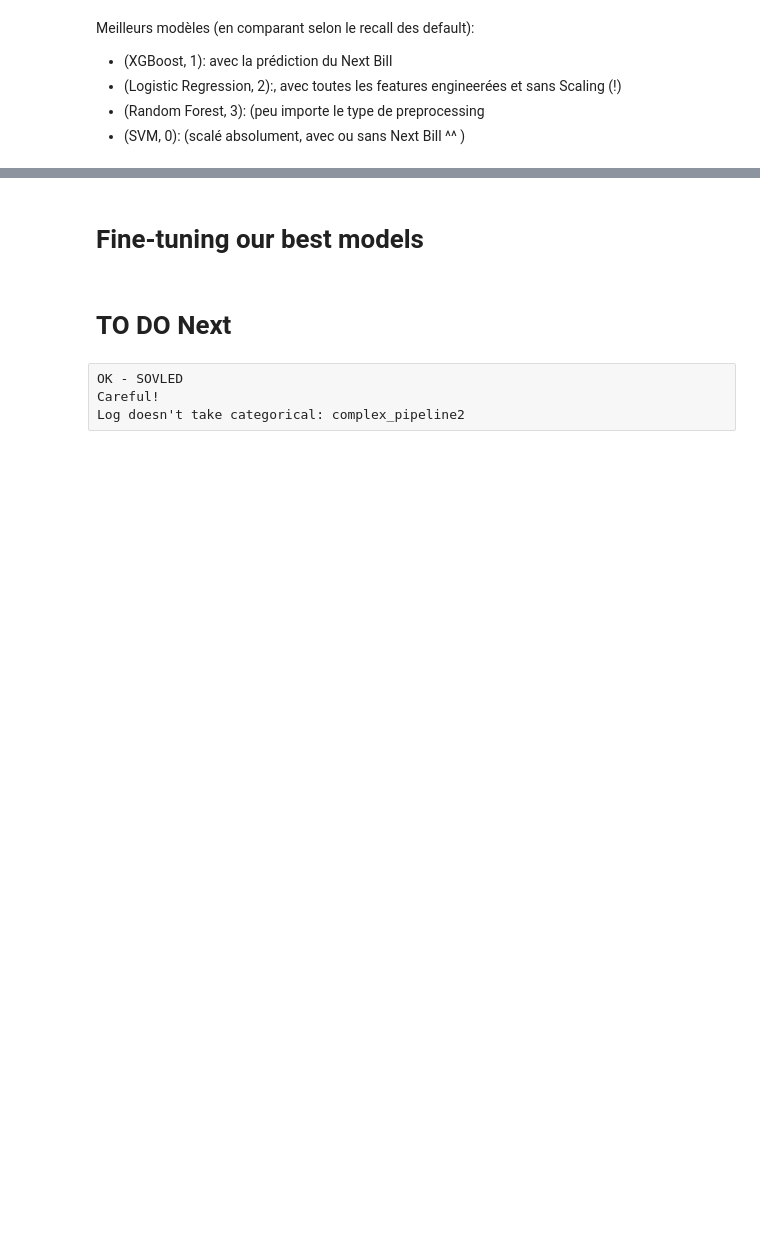
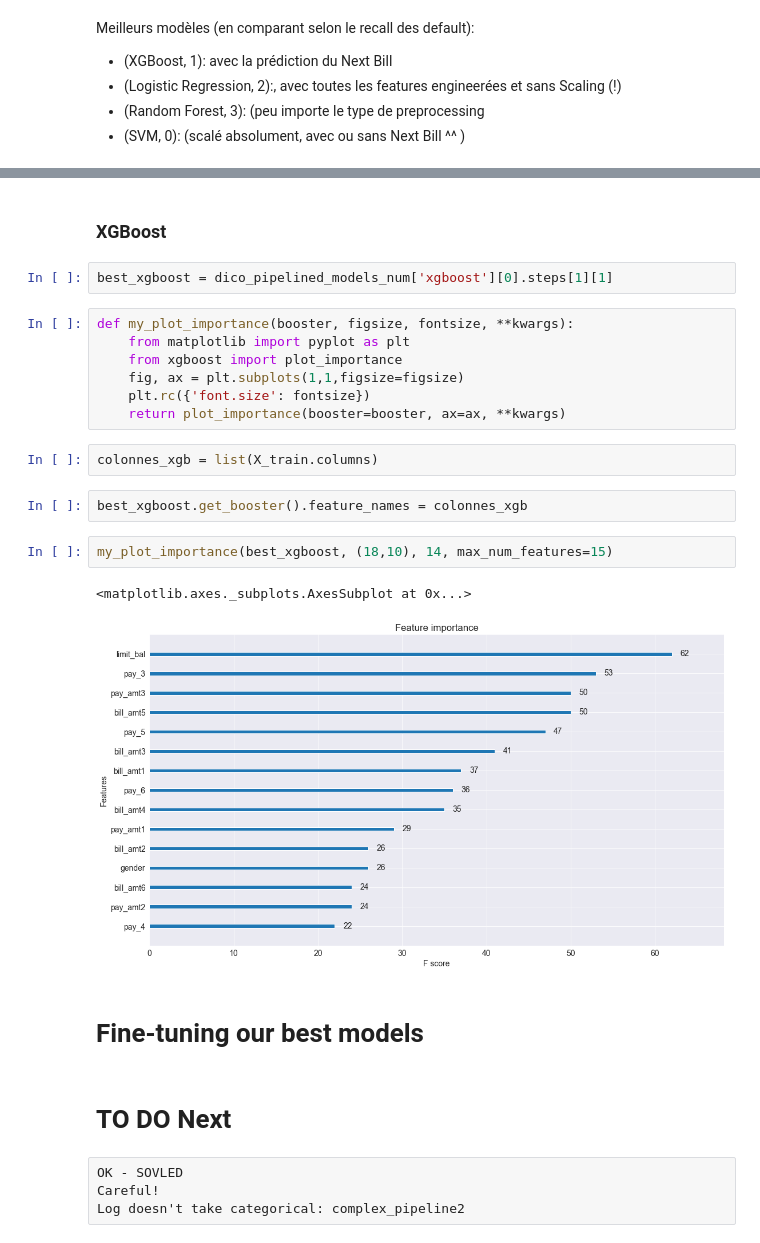
Before and after one commit to thomasXwang/UCI-Credit-card-defaults, a Jupyter notebook: 06-UCI with different pipelines for each model.ipynb, the cells around one changed output, grey strips where cells are left out. Saved outputs shown, nothing was run; the diff lists cells and outputs as text; blank space fills up the shorter version.

Commit message:
NB 6: Added Feature importances for the best models

```diff
--- a/06-UCI with different pipelines for each model.ipynb
+++ b/06-UCI with different pipelines for each model.ipynb
@@ -568,3 +611,23 @@ Meilleurs modèles (en comparant selon le recall des default):
+# %% [markdown]
+### XGBoost
+# %%
+best_xgboost = dico_pipelined_models_num['xgboost'][0].steps[1][1]
+# %%
+def my_plot_importance(booster, figsize, fontsize, **kwargs):
+    from matplotlib import pyplot as plt
+    from xgboost import plot_importance
+    fig, ax = plt.subplots(1,1,figsize=figsize)
+    plt.rc({'font.size': fontsize})
+    return plot_importance(booster=booster, ax=ax, **kwargs)
+# %%
+colonnes_xgb = list(X_train.columns)
+# %%
+best_xgboost.get_booster().feature_names = colonnes_xgb
+# %%
+my_plot_importance(best_xgboost, (18,10), 14, max_num_features=15)
+# %% [output]
+<matplotlib.axes._subplots.AxesSubplot at 0x...>
+[figure, added]
 # %% [markdown]
 # Fine-tuning our best models
 # %% [markdown]
```
Also changed, not shown: parts of 9 cells of this notebook.
